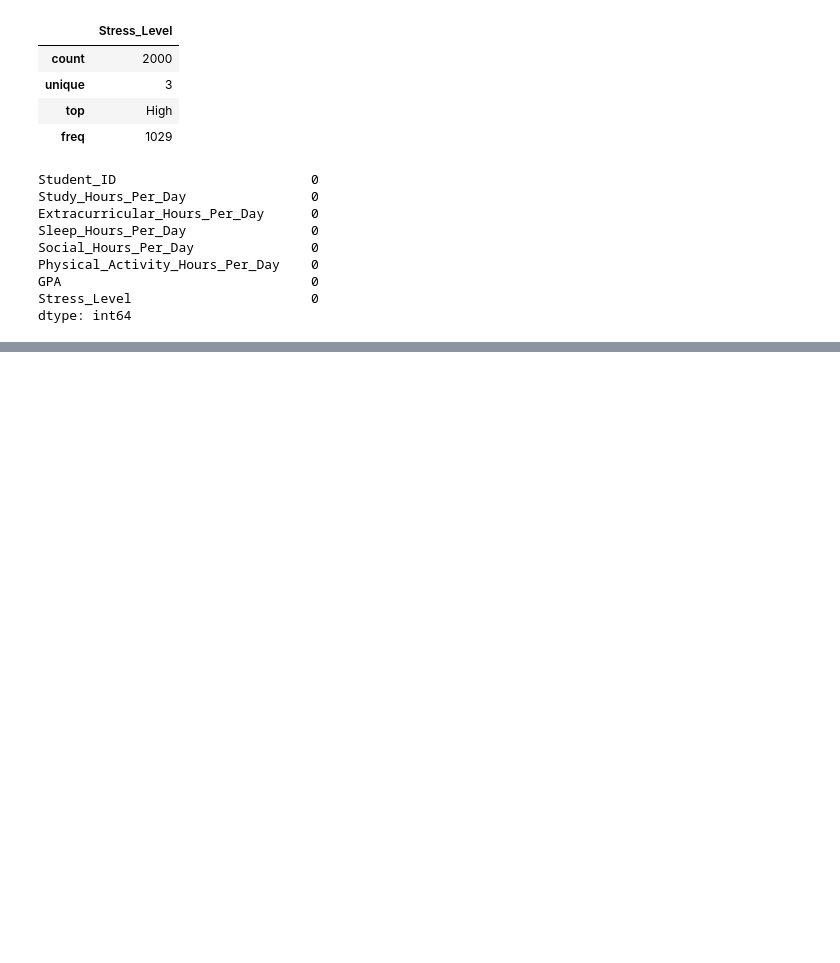
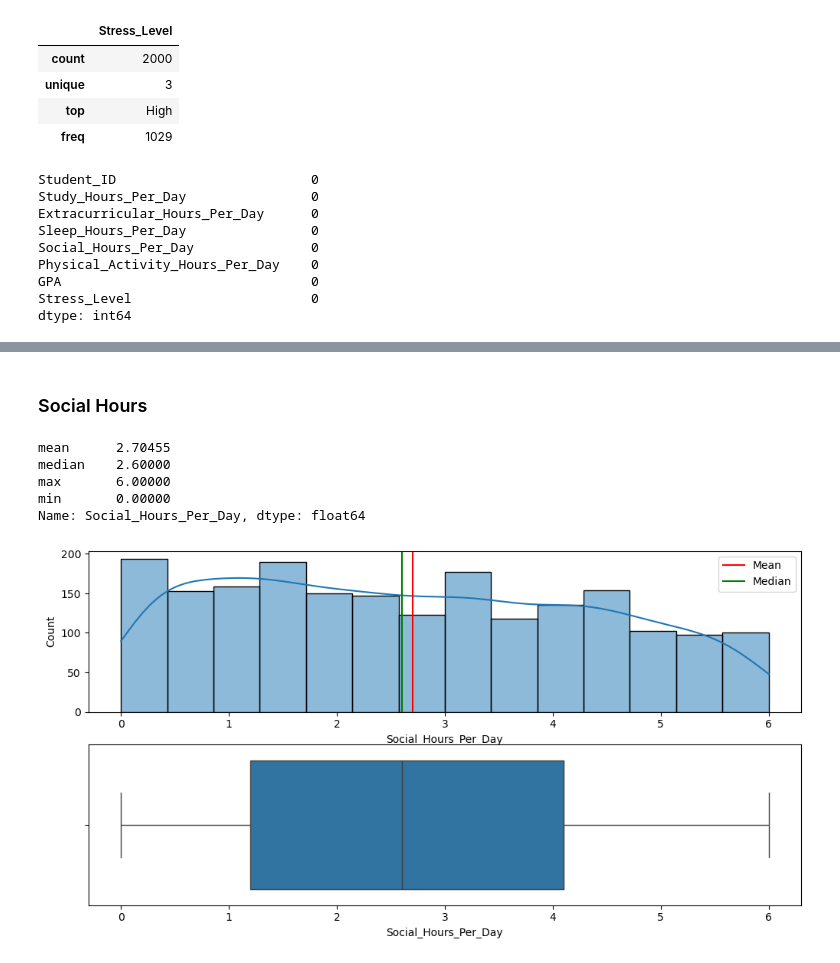
Before and after one commit to danielphilip12/Study-Habits-and-Activities-of-Students-Analysis, a Jupyter notebook: main.ipynb, the cells around one changed output, grey strips where cells are left out. Drawn from its saved outputs; the diff is of its cells as text; code cells hidden in the pictures; blank space fills up the shorter version.

```diff
--- a/main.ipynb
+++ b/main.ipynb
@@ -66,0 +133,11 @@ dtype: int64
+# %% [markdown]
+### Social Hours
+# %%
+hist_mean_median('Social_Hours_Per_Day')
+# %% [output]
+mean      2.70455
+median    2.60000
+max       6.00000
+min       0.00000
+Name: Social_Hours_Per_Day, dtype: float64
+[figure, added]
```
Also changed, not shown: parts of 46 cells of this notebook, 1 other file.
